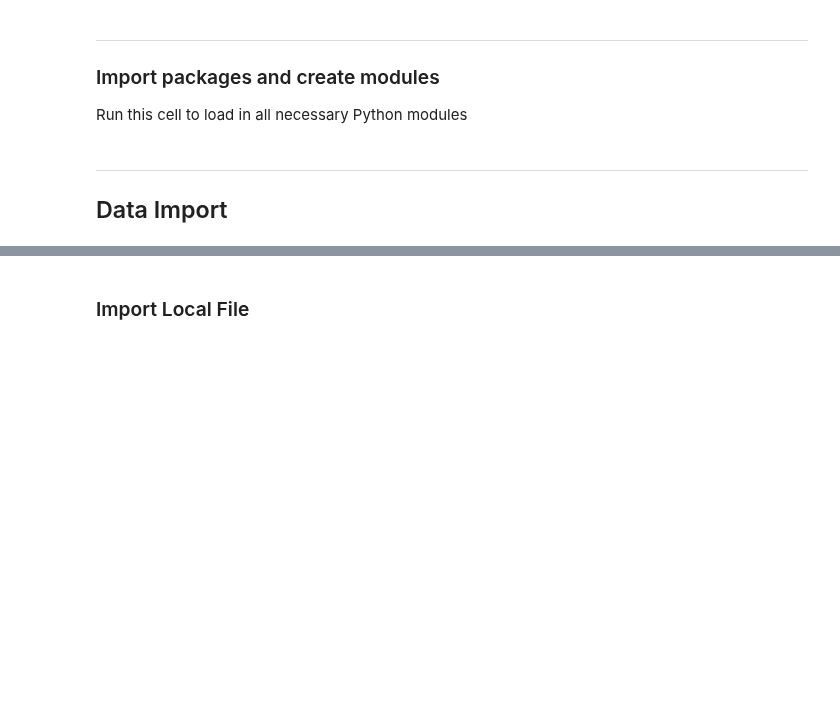
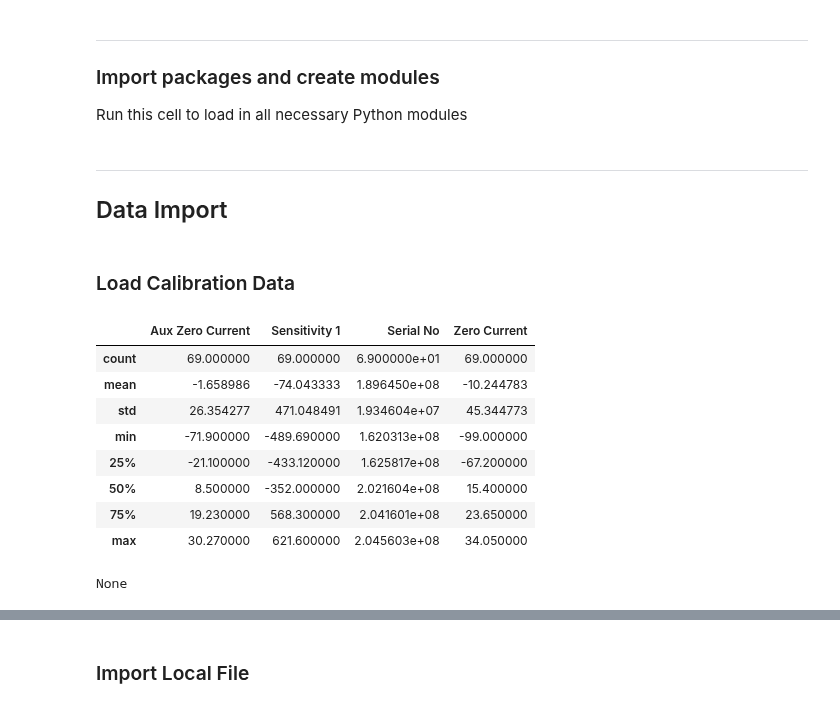
Before and after one commit to fablabbcn/smartcitizen-data, a Jupyter notebook: notebooks/Data-Analysis-v0.2.ipynb, the cells around one changed output, grey strips where cells are left out. Saved outputs shown, nothing was run; the diff lists cells and outputs as text; code cells hidden in the pictures; blank space fills up the shorter version.

Commit message:
Retrieve calData from Json

```diff
--- a/notebooks/Data-Analysis-v0.2.ipynb
+++ b/notebooks/Data-Analysis-v0.2.ipynb
@@ -73,3 +73,27 @@ cf.go_offline()
 # %% [markdown]
 ---
 ## Data Import
+# %% [markdown]
+### Load Calibration Data
+# %%
+import pandas as pd
+
+alpha_calData = pd.read_json('https://raw.githubusercontent.com/fablabbcn/smartcitizen-iscape-data/internal_dev/calData/AlphaSense.json', orient='columns', lines = True)
+alpha_calData.index = alpha_calData['Serial No']
+
+
+print display(alpha_calData.describe())
+#print alpha_calData.loc[162581712,:]
+
+## Baseline
+# %% [output]
+|  | Aux Zero Current | Sensitivity 1 | Serial No | Zero Current |
+| count | 69.000000 | 69.000000 | 6.900000e+01 | 69.000000 |
+| mean | -1.658986 | -74.043333 | 1.896450e+08 | -10.244783 |
+| std | 26.354277 | 471.048491 | 1.934604e+07 | 45.344773 |
+| min | -71.900000 | -489.690000 | 1.620313e+08 | -99.000000 |
+| 25% | -21.100000 | -433.120000 | 1.625817e+08 | -67.200000 |
+| 50% | 8.500000 | -352.000000 | 2.021604e+08 | 15.400000 |
+| 75% | 19.230000 | 568.300000 | 2.041601e+08 | 23.650000 |
+| max | 30.270000 | 621.600000 | 2.045603e+08 | 34.050000 |
+None
```
Also changed, not shown: parts of 6 cells of this notebook.
